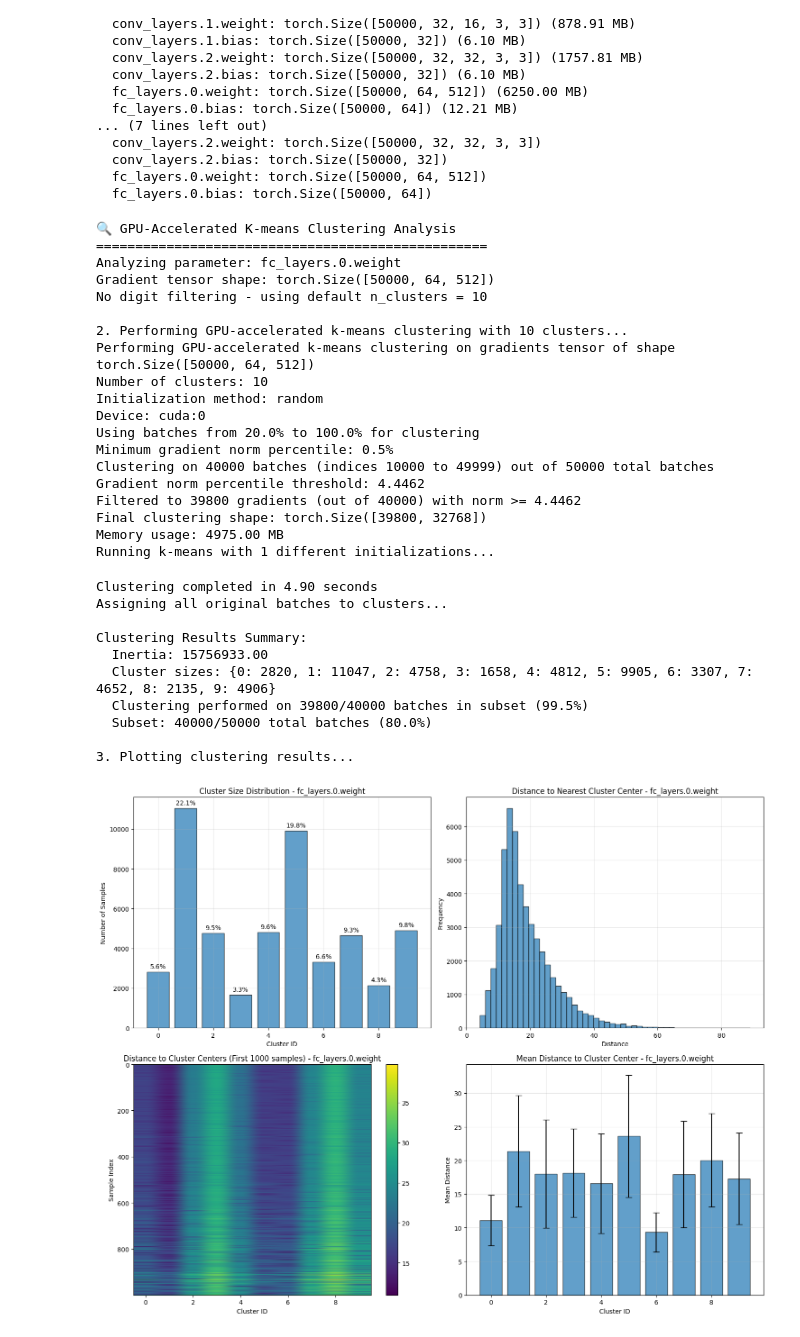
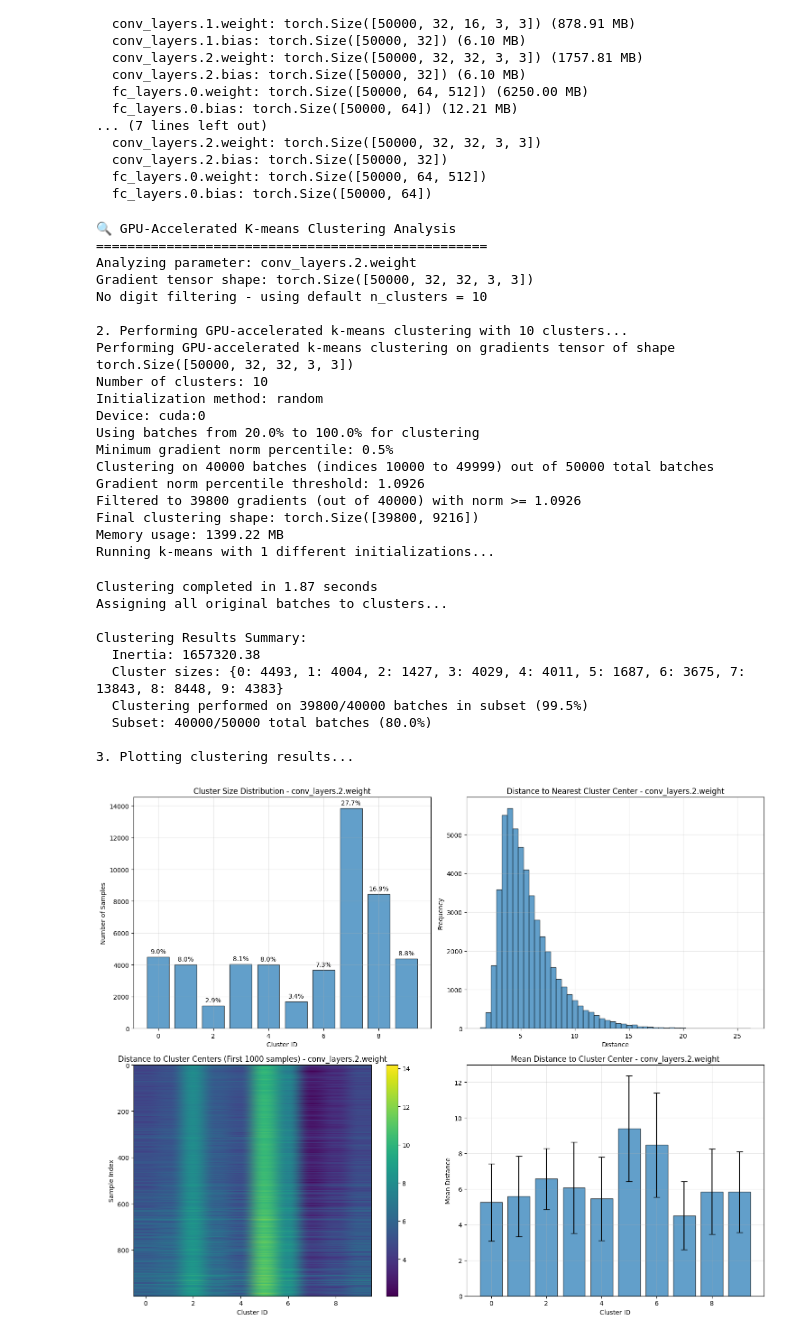
Before and after one commit to jacobcd52/shard_discovery, a Jupyter notebook: cifar_inspect_gradients.ipynb, the cells around one changed output. Saved outputs shown, nothing was run; the diff lists cells and outputs as text; code cells hidden in the pictures.

```diff
--- a/cifar_inspect_gradients.ipynb
+++ b/cifar_inspect_gradients.ipynb
@@ -45,7 +45,7 @@ Successfully loaded 8 parameters
   fc_layers.0.weight: torch.Size([50000, 64, 512])
   fc_layers.0.bias: torch.Size([50000, 64])
 # %%
-param_name = "fc_layers.0.weight"
+param_name = "conv_layers.2.weight"
 
 # Import the k-means clustering utilities and config
 from k_means import kmeans_gradients, plot_clustering_results, analyze_cluster_characteristics, find_optimal_clusters
@@ -64,7 +64,6 @@ if 'stacked_gradients' in locals() and stacked_gradients:
 
     print(f"Analyzing parameter: {param_name}")
     print(f"Gradient tensor shape: {gradients_tensor.shape}")
-
 
 
     n_clusters = 10  # Default for all digits
@@ -80,44 +79,44 @@ if 'stacked_gradients' in locals() and stacked_gradients:
         n_init=1,
         init_method="random",
         start_fraction=0.2,
         end_fraction=1,
         min_grad_percentile=0.5
         )
 
     # Plot comprehensive results
     print(f"\n3. Plotting clustering results...")
     plot_clustering_results(clustering_results, param_name)
 # %% [output]
 🔍 GPU-Accelerated K-means Clustering Analysis
 ==================================================
-Analyzing parameter: fc_layers.0.weight
-Gradient tensor shape: torch.Size([50000, 64, 512])
+Analyzing parameter: conv_layers.2.weight
+Gradient tensor shape: torch.Size([50000, 32, 32, 3, 3])
 No digit filtering - using default n_clusters = 10
 
 2. Performing GPU-accelerated k-means clustering with 10 clusters...
-Performing GPU-accelerated k-means clustering on gradients tensor of shape torch.Size([50000, 64, 512])
+Performing GPU-accelerated k-means clustering on gradients tensor of shape torch.Size([50000, 32, 32, 3, 3])
 Number of clusters: 10
 Initialization method: random
 Device: cuda:0
 Using batches from 20.0% to 100.0% for clustering
 Minimum gradient norm percentile: 0.5%
 Clustering on 40000 batches (indices 10000 to 49999) out of 50000 total batches
-Gradient norm percentile threshold: 4.4462
-Filtered to 39800 gradients (out of 40000) with norm >= 4.4462
-Final clustering shape: torch.Size([39800, 32768])
-Memory usage: 4975.00 MB
+Gradient norm percentile threshold: 1.0926
+Filtered to 39800 gradients (out of 40000) with norm >= 1.0926
+Final clustering shape: torch.Size([39800, 9216])
+Memory usage: 1399.22 MB
 Running k-means with 1 different initializations...
-Clustering completed in 4.90 seconds
+Clustering completed in 1.87 seconds
 Assigning all original batches to clusters...
 
 Clustering Results Summary:
-  Inertia: 15756933.00
-  Cluster sizes: {0: 2820, 1: 11047, 2: 4758, 3: 1658, 4: 4812, 5: 9905, 6: 3307, 7: 4652, 8: 2135, 9: 4906}
+  Inertia: 1657320.38
+  Cluster sizes: {0: 4493, 1: 4004, 2: 1427, 3: 4029, 4: 4011, 5: 1687, 6: 3675, 7: 13843, 8: 8448, 9: 4383}
   Clustering performed on 39800/40000 batches in subset (99.5%)
   Subset: 40000/50000 total batches (80.0%)
 
 3. Plotting clustering results...
-[figure, old version]
+[figure, new version]
 # %%
 # Import the visualization utilities
 from cluster_visualization import visualize_cluster_samples, visualize_cluster_centers, analyze_cluster_diversity, visualize_specific_cluster
```
Also changed, not shown: parts of 3 cells of this notebook, 9 other files.
